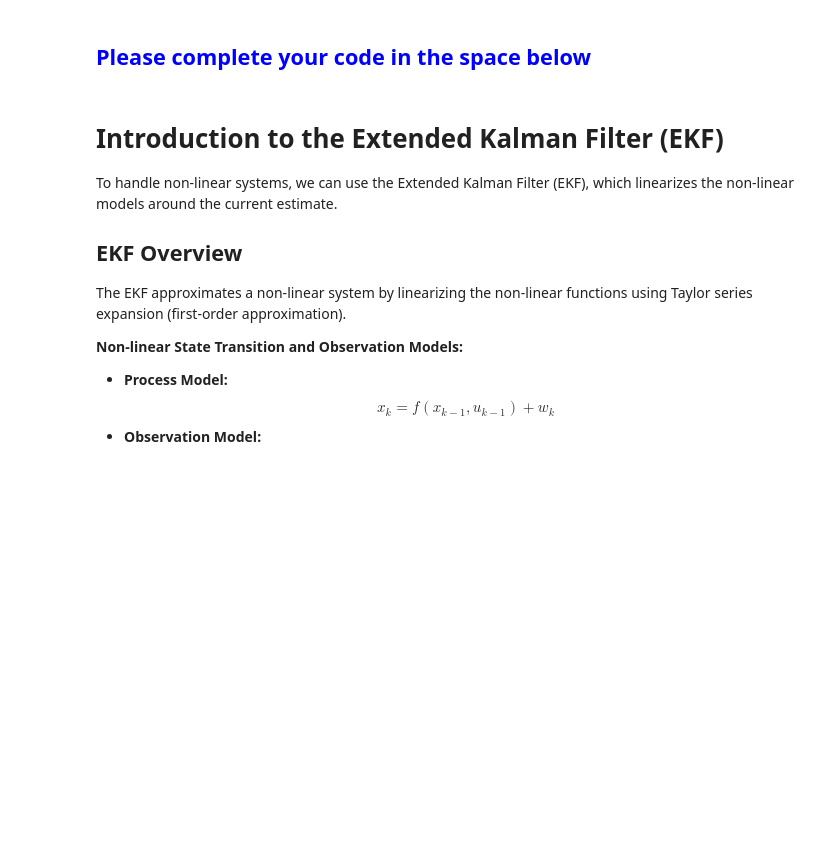
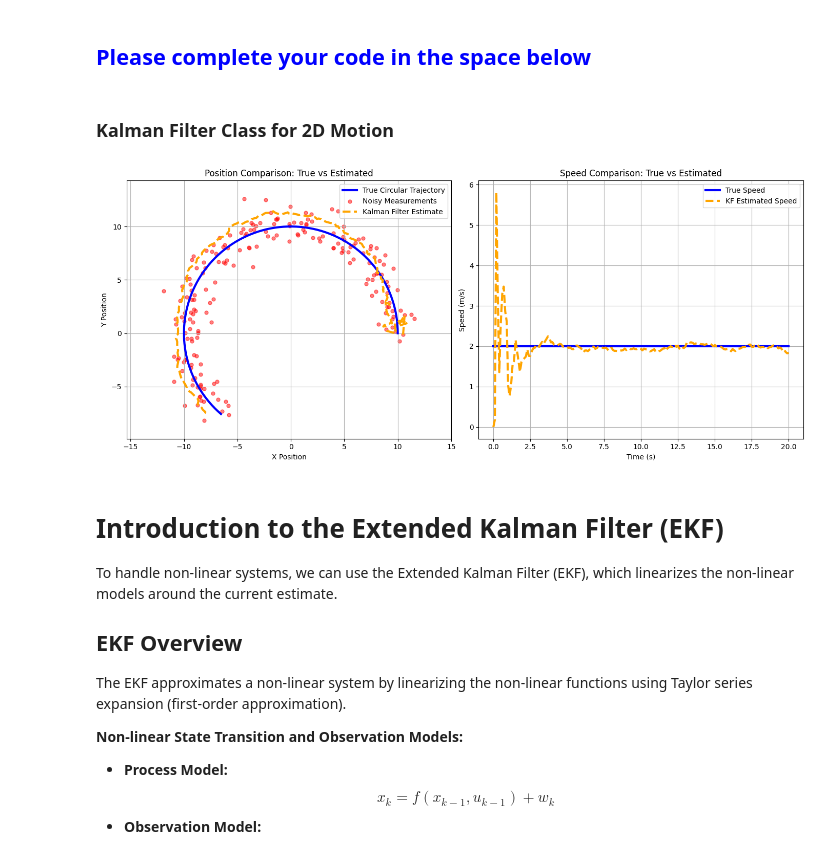
Before and after one commit to maritzabmm/Lab4, a Jupyter notebook: Lab4_Kalman_filter_group21.ipynb, the cells around one changed output. Saved outputs shown, nothing was run; the diff lists cells and outputs as text; code cells hidden in the pictures; blank space fills up the shorter version.

```diff
--- a/Lab4_Kalman_filter_group21.ipynb
+++ b/Lab4_Kalman_filter_group21.ipynb
@@ -1019,0 +1022,2 @@ $$
+# %% [markdown]
+### Kalman Filter Class for 2D Motion
@@ -1020,3 +1152,51 @@ $$
+# %%
+# Compare Kalman Filter with True Trajectory
+
+plt.figure(figsize=(14, 6)) # Create plotting area
+
+# Position plot
+plt.subplot(1, 2, 1)
+plt.plot(true_positions[:, 0], true_positions[:, 1],
+         label='True Circular Trajectory', color='blue', linewidth=3)
+plt.scatter(measurements[:, 0], measurements[:, 1],
+           label='Noisy Measurements', color='red', alpha=0.5, s=25)
+plt.plot(estimated_values[:, 0], estimated_values[:, 1],
+         label='Kalman Filter Estimate', color='orange', linewidth=3, linestyle='--')
+
+plt.xlabel('X Position')
+plt.ylabel('Y Position')
+plt.title('Position Comparison: True vs Estimated')
+plt.legend()
+plt.grid(True)
+plt.axis('equal')
+
+# Speed plot
+plt.subplot(1, 2, 2)
+
+# Calculate true velocities from circular motion equations
+time_steps = np.arange(len(true_positions)) * dt
+true_velocities = np.zeros((len(t), 2))
+for i, time in enumerate(t):
+    true_velocities[i, 0] = -radius * omega * np.sin(omega * time)  # vx = dx/dt
+    true_velocities[i, 1] = radius * omega * np.cos(omega * time)   # vy = dy/dt
+
+# Calculate speed magnitudes
+true_speed = np.sqrt(true_velocities[:, 0]**2 + true_velocities[:, 1]**2)
+estimated_speed = np.sqrt(estimated_values[:, 2]**2 + estimated_values[:, 3]**2)
+
+plt.plot(time_steps, true_speed, label='True Speed', color='blue', linewidth=3)
+plt.plot(time_steps, estimated_speed, label='KF Estimated Speed', color='orange', linewidth=3, linestyle='--')
+
+plt.xlabel('Time (s)')
+plt.ylabel('Speed (m/s)')
+plt.title('Speed Comparison: True vs Estimated')
+plt.legend()
+plt.grid(True)
+
+plt.tight_layout()
+plt.show()
+# %% [output]
+[figure, added]
 # %% [markdown]
 # Introduction to the Extended Kalman Filter (EKF)
 
```
Also changed, not shown: parts of 9 cells of this notebook, 1 other file.
